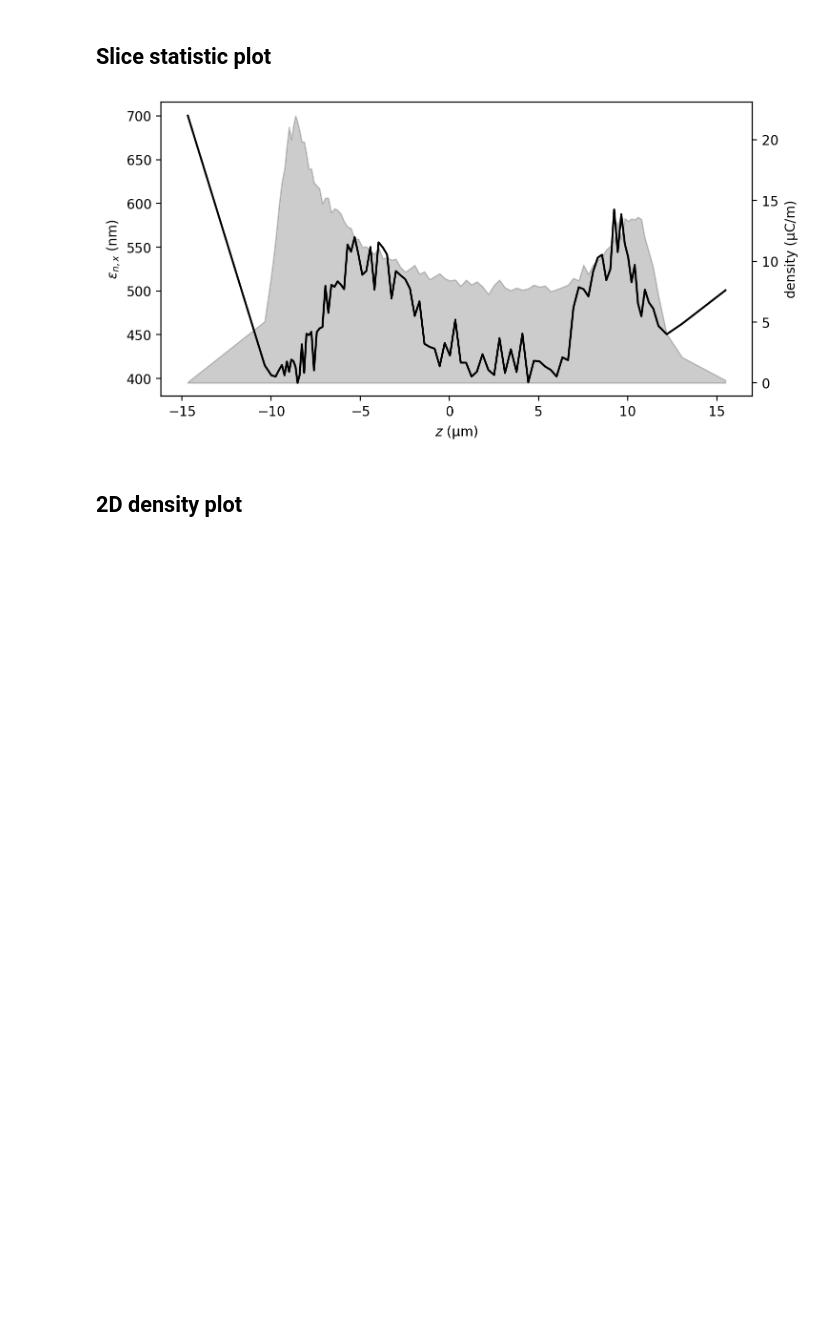
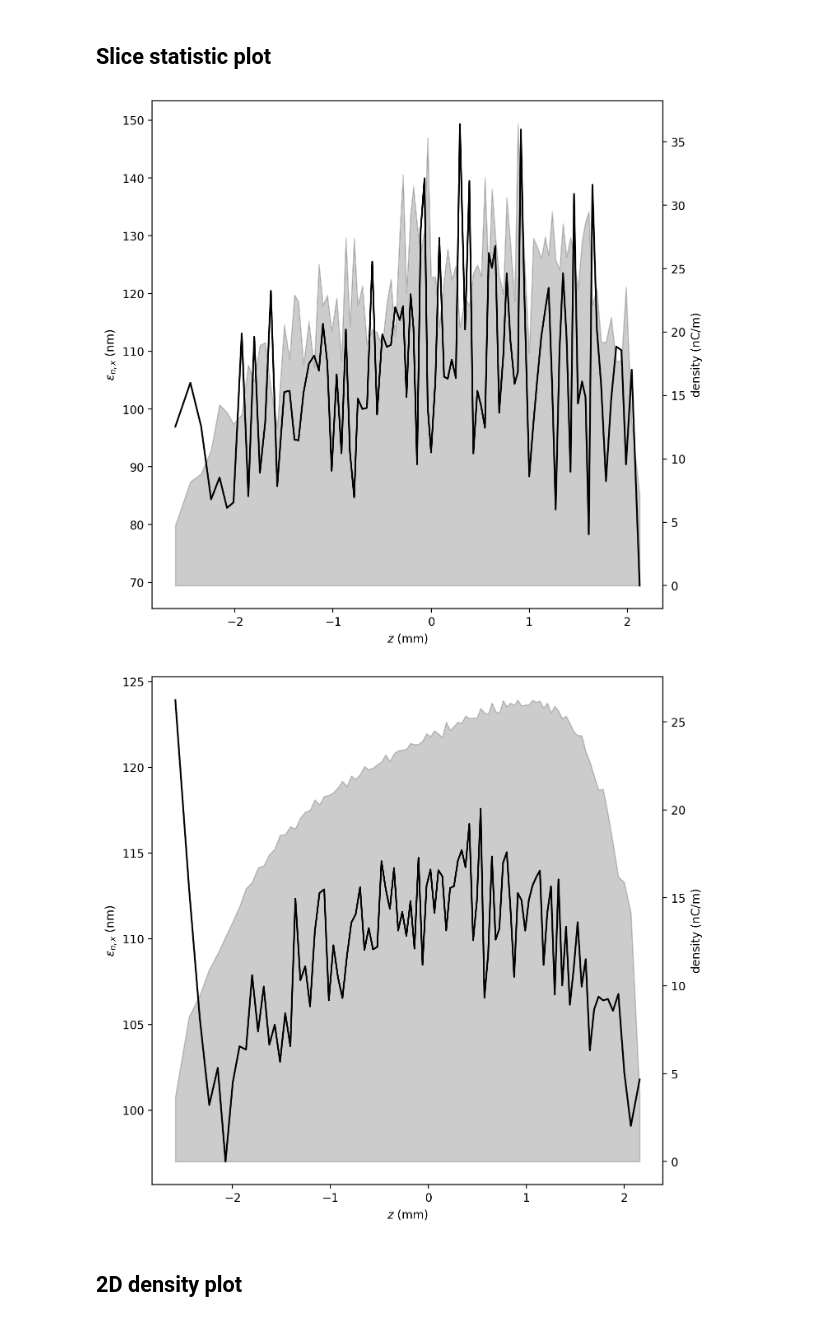
Before and after one commit to MichaelEhrlichman/openPMD-beamphysics, a Jupyter notebook: docs/examples/particle_examples.ipynb, the cells around one changed output. Saved outputs shown, nothing was run; the diff lists cells and outputs as text; code cells hidden in the pictures; blank space fills up the shorter version.

```diff
--- a/docs/examples/particle_examples.ipynb
+++ b/docs/examples/particle_examples.ipynb
@@ -10,6 +10,6 @@ import matplotlib
 import matplotlib.pyplot as plt
 %matplotlib inline
 %config InlineBackend.figure_format = 'retina'
-matplotlib.rcParams['figure.figsize'] = (8,4)
+matplotlib.rcParams['figure.figsize'] = (8,8)
 # %% [markdown]
 # Basic Usage
@@ -27,0 +20,8 @@ array([99821706.79980071, 99810442.00515644, 99825256.7789665 , ...,
+# %%
+P_beg = ParticleGroup('/Users/mpe/code/lcls2he-lattice/bmad/models/sc_LEIT_mw/new_distribution_all.h5')
+P_1_1 = ParticleGroup('/Users/mpe/code/lcls2he-lattice/bmad/models/sc_LEIT_mw/beam_1dcsr_fft3dsc.h5')
+P_0_1 = ParticleGroup('/Users/mpe/code/lcls2he-lattice/bmad/models/sc_LEIT_mw/beam_nocsr_fft3dsc.h5')
+P_1_0 = ParticleGroup('/Users/mpe/code/lcls2he-lattice/bmad/models/sc_LEIT_mw/beam_1dcsr_nosc.h5')
+P_0_0 = ParticleGroup('/Users/mpe/code/lcls2he-lattice/bmad/models/sc_LEIT_mw/beam_nocsr_nosc.h5')
+P_rw_SS = ParticleGroup('/Users/mpe/code/lcls2he-lattice/bmad/models/sc_LEIT_mw/beam_rw_SS.h5')
+P_rw_Cu = ParticleGroup('/Users/mpe/code/lcls2he-lattice/bmad/models/sc_LEIT_mw/beam_rw_Cu.h5')
@@ -39,0 +39,8 @@ P.t -= P['mean_t']
+# %%
+P_beg = P_beg.where(P_beg.x > -0.001)
+P_1_1 = P_1_1.where(P_1_1.x > -0.001)
+P_0_1 = P_0_1.where(P_0_1.x > -0.001)
+P_1_0 = P_1_0.where(P_1_0.x > -0.001)
+P_0_0 = P_0_0.where(P_0_0.x > -0.001)
+P_rw_SS = P_rw_SS.where(P_rw_SS.x > -0.001)
+P_rw_Cu = P_rw_Cu.where(P_rw_Cu.x > -0.001)
@@ -328,9 +321,11 @@ P.plot('x')
 ## Slice statistic plot
 # %%
 
-P.slice_plot('norm_emit_x')
+P_rw.slice_plot('norm_emit_x')
+P_0_0.slice_plot('norm_emit_x')
 # %% [output]
-[figure, old version]
+[figure, new version]
+[figure, added]
 # %% [markdown]
 ## 2D density plot
 # %%
```
Also changed, not shown: parts of 53 cells of this notebook.
